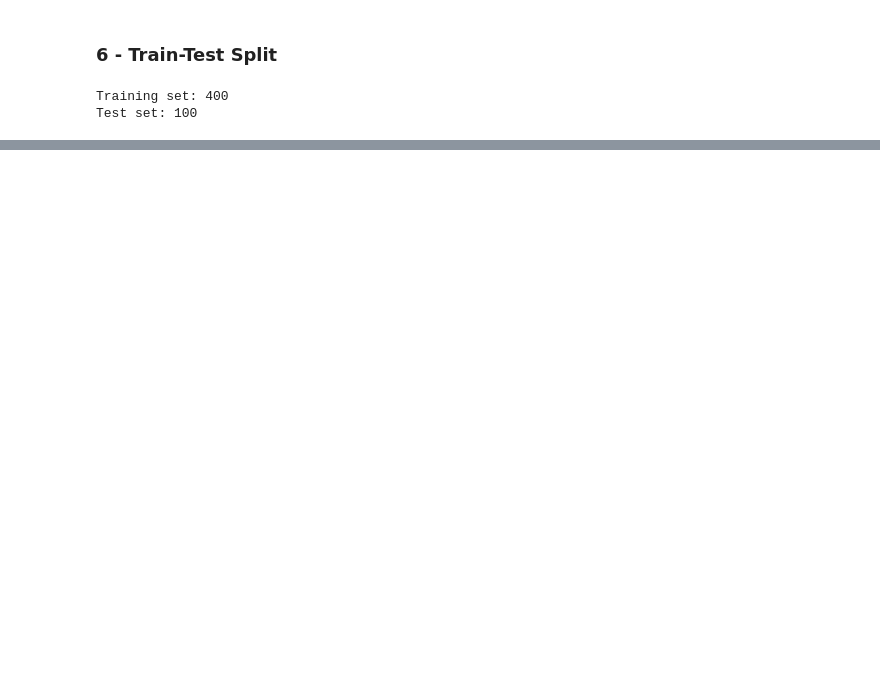
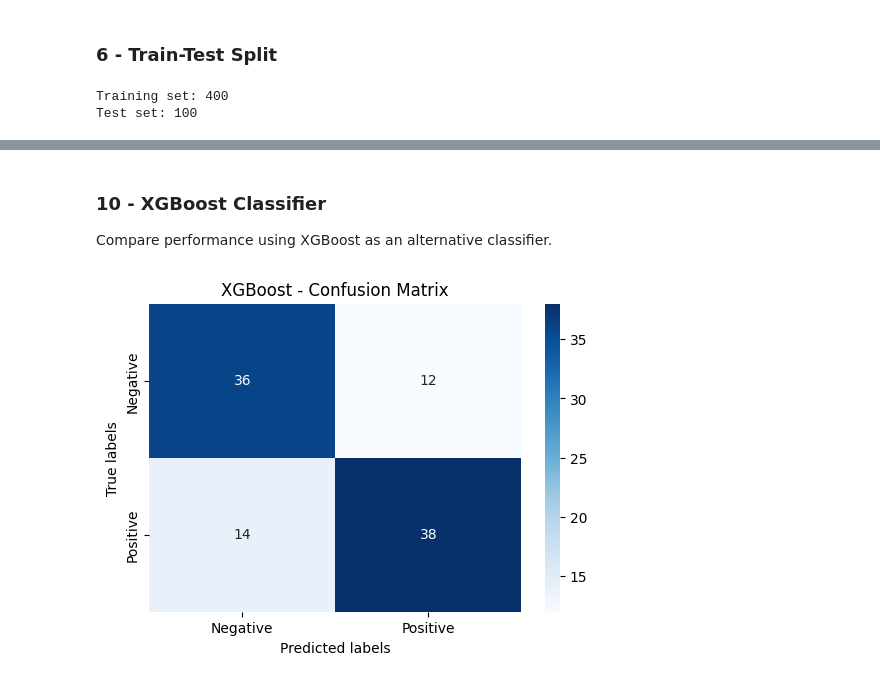
Before and after one commit to krauseannelize/nlp-movie-sentiment, a Jupyter notebook: notebooks/02-sentiment-huggingface.ipynb, the cells around one changed output, grey strips where cells are left out. Cells and saved outputs as stored; diff of their text form; code cells hidden in the pictures; blank space fills up the shorter version.

```diff
--- a/notebooks/02-sentiment-huggingface.ipynb
+++ b/notebooks/02-sentiment-huggingface.ipynb
@@ -223,0 +339,24 @@ Test set: 100
+# %% [markdown]
+### 10 - XGBoost Classifier
+
+Compare performance using XGBoost as an alternative classifier.
+# %%
+# Train XGBoost via pipeline
+xgb_pipe = Pipeline(steps=[('vec', TfidfVectorizer()), ('mod', XGBClassifier())])
+xgb_pipe.fit(X_train, y_train)
+
+# Predict and build confusion matrix
+y_pred = xgb_pipe.predict(X_test)
+cm = confusion_matrix(y_test, y_pred)
+
+# Plot confusion matrix
+plt.figure(figsize=(6, 4))
+sns.heatmap(cm, annot=True, fmt='d', cmap='Blues',
+            xticklabels=['Negative', 'Positive'],
+            yticklabels=['Negative', 'Positive'])
+plt.xlabel('Predicted labels')
+plt.ylabel('True labels')
+plt.title('XGBoost - Confusion Matrix')
+plt.show()
+# %% [output]
+[figure, added]
```
Also changed, not shown: parts of 12 cells of this notebook, 3 other files.
